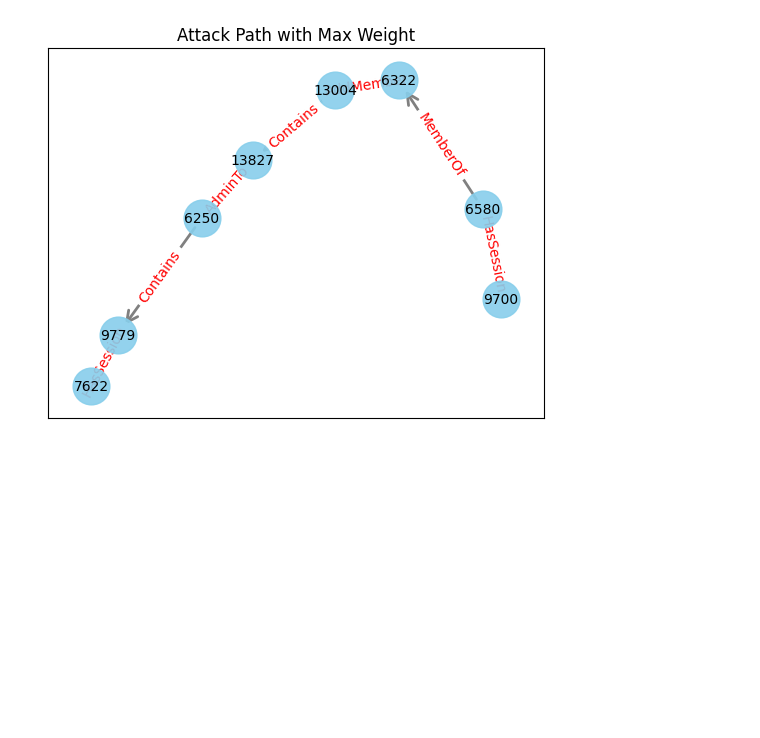
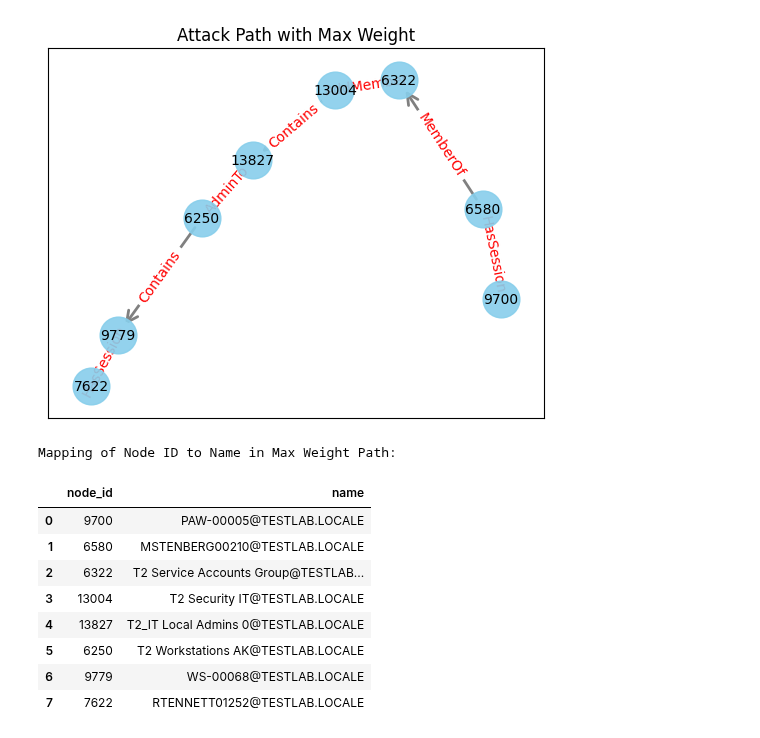
Before and after one commit to markajbell/BH, a Jupyter notebook: activedirectory.ipynb, the cells around one changed output. Saved outputs shown, nothing was run; the diff lists cells and outputs as text; code cells hidden in the pictures; blank space fills up the shorter version.

```diff
--- a/activedirectory.ipynb
+++ b/activedirectory.ipynb
@@ -850,3 +850,34 @@ plt.axis('on')
 plt.show()
 # %% [output]
 [figure]
+# %%
+# prompt: create a table that contains the mappings from node['id'] to name from nodes where nodes['id']=max_weight['path']
+
+import pandas as pd
+# Create a DataFrame to store the mapping
+path_mapping = pd.DataFrame({
+    'node_id': max_weight['path'].iloc[0]
+})
+
+# Merge with the nodes DataFrame to get the corresponding 'name'
+path_mapping = path_mapping.merge(nodes[['id', 'properties']], left_on='node_id', right_on='id', how='left')
+
+# Extract the 'name' from the 'properties' dictionary
+path_mapping['name'] = path_mapping['properties'].apply(lambda x: x.get('name') if isinstance(x, dict) else None)
+
+# Select only the relevant columns and drop the temporary 'id' and 'properties'
+path_mapping = path_mapping[['node_id', 'name']]
+
+print("Mapping of Node ID to Name in Max Weight Path:")
+path_mapping
+# %% [output]
+Mapping of Node ID to Name in Max Weight Path:
+|  | node_id | name |
+| 0 | 9700 | PAW-00005@TESTLAB.LOCALE |
+| 1 | 6580 | MSTENBERG00210@TESTLAB.LOCALE |
+| 2 | 6322 | T2 Service Accounts Group@TESTLAB... |
+| 3 | 13004 | T2 Security IT@TESTLAB.LOCALE |
+| 4 | 13827 | T2_IT Local Admins 0@TESTLAB.LOCALE |
+| 5 | 6250 | T2 Workstations AK@TESTLAB.LOCALE |
+| 6 | 9779 | WS-00068@TESTLAB.LOCALE |
+| 7 | 7622 | RTENNETT01252@TESTLAB.LOCALE |
```
